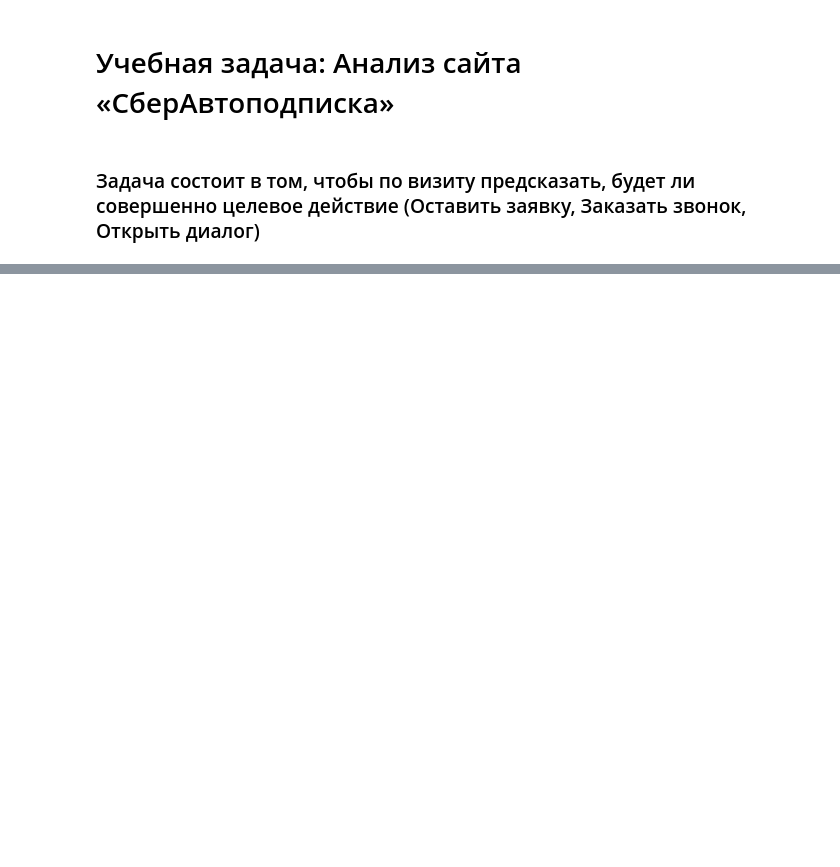
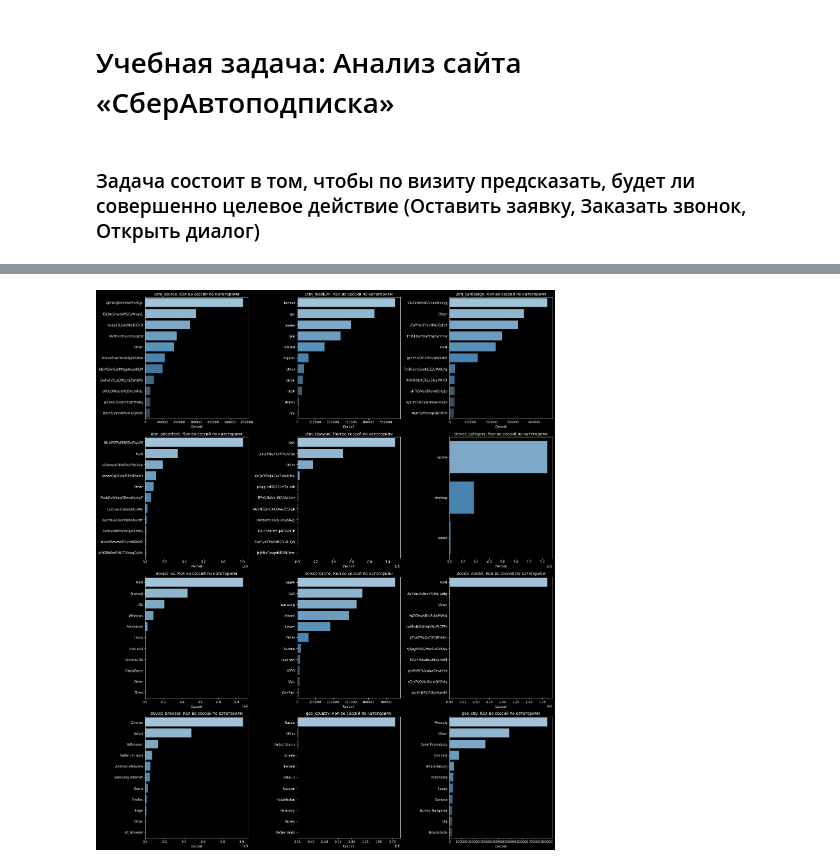
Before and after one commit to nekita473/Ms, a Jupyter notebook: Praktikum_2/Analysis.ipynb, the cells around one changed output, grey strips where cells are left out. Saved outputs shown, nothing was run; the diff lists cells and outputs as text; code cells hidden in the pictures; blank space fills up the shorter version.

```diff
--- a/Praktikum_2/Analysis.ipynb
+++ b/Praktikum_2/Analysis.ipynb
@@ -108,0 +92,96 @@ df_prepared.to_csv('data/df_prepared.csv', index=False)
+# %%
+# Напишем функцию, которая считает топ уникальных значений, а остальные собирает в Other
+def group_top(df, col, top_n=10):
+    # Находим топ n самых популярных значений
+    temp_df = df[[col]].copy().fillna('NaN')
+    top_values = temp_df[col].value_counts(dropna=False).nlargest(top_n).index
+
+    # Заменяем значения вне топа на 'Other'
+    grouped = temp_df[col].apply(lambda x: x if x in top_values else 'Other')
+
+    # Группируем и считаем количество и число уникальных оригинальных значений
+    result = temp_df.groupby(grouped).agg(
+        count=(col, 'count'),
+        unique_values=(col, 'nunique')
+    ).reset_index().sort_values("count", ascending=False)
+
+    return result
+
+# Функция построения графиков
+def draw_categories(df, columns_to_draw:list, top_n=10, plots_per_row=3):
+    """
+    Функция для отрисовки категориальных столбцов
+    Первые top_n значений по кол - ву сессий выводятся на график.
+    Остальные объединяются в Other
+    Кол - во пустых значений выводится отдельно
+    · df - DataFrame для анализа
+    · columns_to_draw - список столбцов для отрисовки. Принимаются только категориальные
+    · top_n - кол - во групп, которые выводить на график
+    · plots_per_row - число графиков на одной горизонтали
+    """
+    # Число графиков = число колонок
+    total_plots = len(columns_to_draw)
+    # Сколько всего нужно горизонталей
+    n_rows = total_plots // plots_per_row + 1
+
+    # Рисуем сетку
+    fig, axes = plt.subplots(n_rows, plots_per_row, figsize=(20, 6 * n_rows))
+    # Обработка ошибки на случай, если рисуем только одну колонку
+    axes = axes.reshape(n_rows, plots_per_row)
+
+    for plot_idx, col in enumerate(columns_to_draw):
+        result = group_top(df, col, top_n)
+        group_col = result.columns[0]
+
+        row = plot_idx // plots_per_row
+        col_pos = plot_idx % plots_per_row
+        ax = axes[row][col_pos]
+
+        # График с количеством сессий на группу
+        sns.barplot(
+            data=result,
+            y=group_col,
+            x='count',
+            ax=ax,
+            palette='Blues_d'
+        )
+        ax.set_title(f'{col}: Кол-во сессий по категориям')
+        ax.set_xlabel('Сессий')
+        ax.set_ylabel('')
+
+        # Добавим подпись количества уникальных значений только для 'Other'
+        if 'Other' in result[group_col].values:
+            other_row = result[result[group_col] == 'Other'].iloc[0]
+
+            # Получаем текущие метки на оси Y
+            yticklabels = [t.get_text() for t in ax.get_yticklabels()]
+            y_index = yticklabels.index('Other')
+
+            # Небольшое смещение подписи, чтоб не было наложения
+            offset = 0.02 * result['count'].max()
+
+            ax.text(
+                other_row['count'] + offset,
+                y_index,
+                f"{other_row['unique_values']} уник.",
+                va='center',
+                ha='left',
+                fontsize=11,
+                color='black'
+            )
+
+    # Удалим пустые графики
+    for i in range(total_plots, n_rows * plots_per_row):
+        row = i // plots_per_row
+        col = i % plots_per_row
+        fig.delaxes(axes[row][col])
+
+    plt.tight_layout()
+    plt.show()
+
+cols_to_draw = ['utm_source', 'utm_medium', 'utm_campaign', 'utm_adcontent', 'utm_keyword', 'device_category',
+                'device_os', 'device_brand', 'device_model', 'device_browser', 'geo_country', 'geo_city']
+
+draw_categories(sessions, cols_to_draw)
+# %% [output]
+[figure, added]
```
Also changed, not shown: parts of 59 cells of this notebook.
